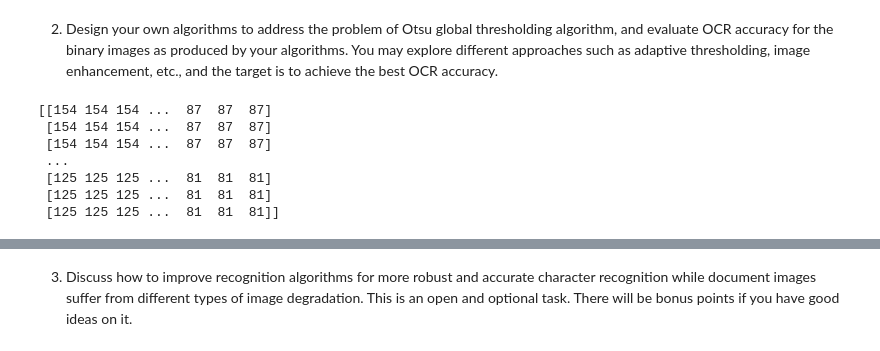
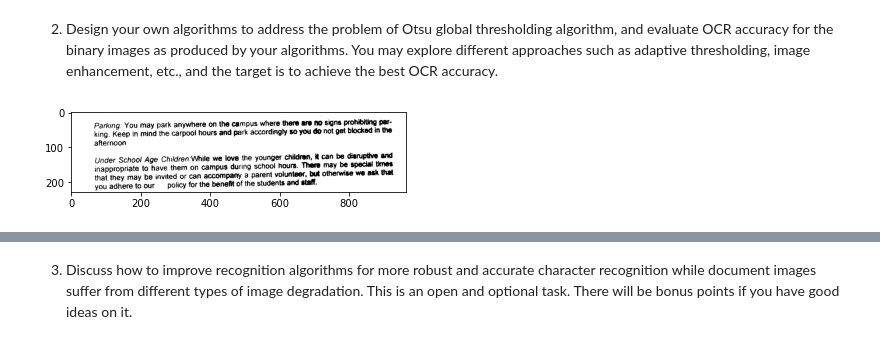
Before and after one commit to NgoJunHaoJason/CZ4003, a Jupyter notebook: project/otsu_ocr.ipynb, the cells around one changed output, grey strips where cells are left out. Cells and saved outputs as stored; diff of their text form; code cells hidden in the pictures.

Commit message:
complete segmented otsu threshold

```diff
--- a/project/otsu_ocr.ipynb
+++ b/project/otsu_ocr.ipynb
@@ -121,3 +117,8 @@ binarized_image = np.array([
+# %%
+# binarize the image
+threshold_mask = otsu_threshold(image)
+binarized_image = np.where(image > threshold_mask, 255, 0)
+binarized_image = binarized_image.astype(np.uint8)  # right type for Tesseract
 # %%
 # view the binarized image
 plt.imshow(binarized_image, cmap='gray')
@@ -148,12 +149,26 @@ def segmented_otsu_threshold(
     num_vertical_segments: int = 2,
     num_horizontal_segments: int = 2,
 ) -> np.ndarray:
+    '''
+    Otsu threshold, done on segments of the image.
+
+    Total number of segments = num_vertical_segments * num_horizontal_segments
+
+    The mask that is obtained can be used to binarize the image, by doing:
+    np.where(image > threshold_mask, 255, 0)
+
+    :params:
+    - image (np.ndarray): the image to find the threshold of
+
+    :return:
+    - mask of threshold (np.ndarray)
+    '''
     image_height, image_length = image.shape
 
     segment_height = image_height // num_vertical_segments + 1
     segment_length = image_length // num_horizontal_segments + 1
 
-    threshold = np.zeros_like(image)
+    threshold_mask = np.zeros_like(image)
 
     for vertical_offset in range(0, image_height, segment_height):
         for horizontal_offset in range(0, image_length, segment_length):
@@ -162,21 +177,26 @@ def segmented_otsu_threshold(
                 horizontal_offset: horizontal_offset + segment_length
             ]
 
-            segment_threshold = otsu_threshold(image_segment)
-            threshold[
+            segmented_threshold_mask = otsu_threshold(image_segment)
+
+            threshold_mask[
                 vertical_offset: vertical_offset + segment_height,
                 horizontal_offset: horizontal_offset + segment_length
-            ] = segment_threshold
+            ] = segmented_threshold_mask
 
-    return threshold
+    return threshold_mask
-# %%
-threshold = segmented_otsu_threshold(image)
-print(threshold)
-# %% [output]
-[[154 154 154 ...  87  87  87]
- [154 154 154 ...  87  87  87]
- [154 154 154 ...  87  87  87]
- ...
- [125 125 125 ...  81  81  81]
- [125 125 125 ...  81  81  81]
- [125 125 125 ...  81  81  81]]
+# %%
+# binarize the image
+threshold_mask = segmented_otsu_threshold(
+    image=image,
+    num_vertical_segments=2,
+    num_horizontal_segments=4,
+)
+binarized_image = np.where(image > threshold_mask, 255, 0)
+binarized_image = binarized_image.astype(np.uint8)  # right type for Tesseract
+# %%
+# view the binarized image
+plt.imshow(binarized_image, cmap='gray')
+plt.show()
+# %% [output]
+[figure, added]
```
Also changed, not shown: parts of 4 cells of this notebook.
